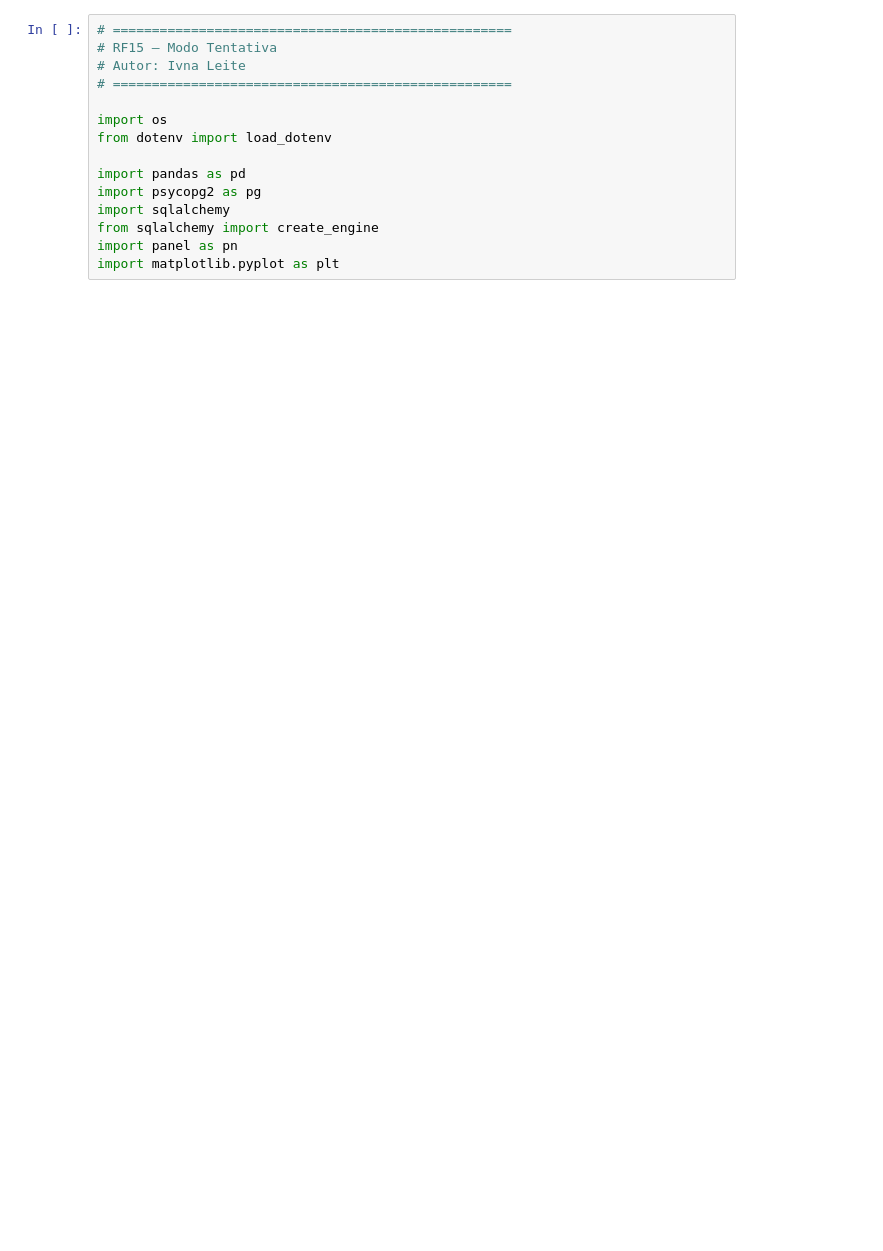
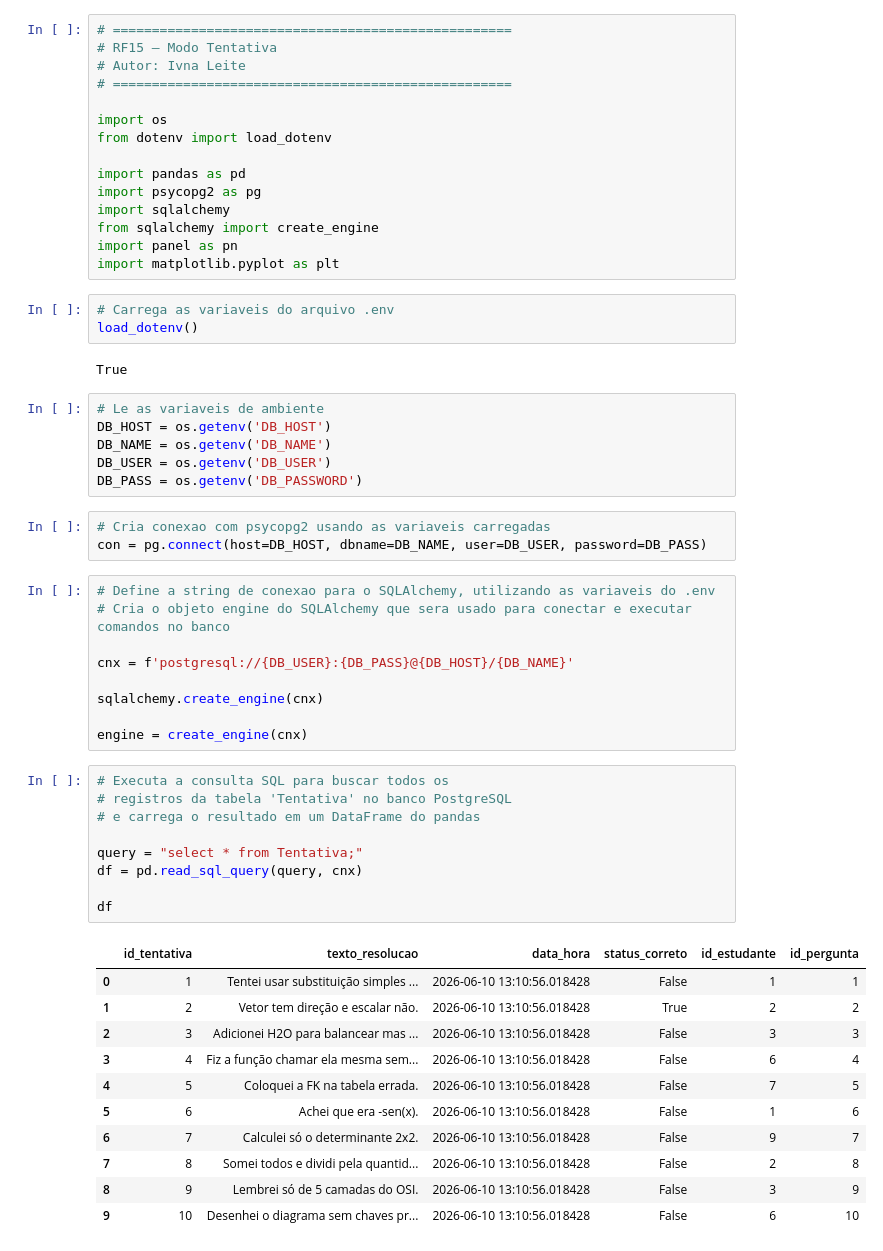
Before and after one commit to grazyelelima/trabalho-fbd, a Jupyter notebook: src/telas_membros/Ivna/CRUD3.ipynb, the cells around one changed output. Saved outputs shown, nothing was run; the diff lists cells and outputs as text; blank space fills up the shorter version.

```diff
--- a/src/telas_membros/Ivna/CRUD3.ipynb
+++ b/src/telas_membros/Ivna/CRUD3.ipynb
@@ -44,3 +43,47 @@ import sqlalchemy
 from sqlalchemy import create_engine
 import panel as pn
 import matplotlib.pyplot as plt
+# %%
+# Carrega as variaveis do arquivo .env
+load_dotenv()
+# %% [output]
+True
+# %%
+# Le as variaveis de ambiente
+DB_HOST = os.getenv('DB_HOST')
+DB_NAME = os.getenv('DB_NAME')
+DB_USER = os.getenv('DB_USER')
+DB_PASS = os.getenv('DB_PASSWORD')
+# %%
+# Cria conexao com psycopg2 usando as variaveis carregadas
+con = pg.connect(host=DB_HOST, dbname=DB_NAME, user=DB_USER, password=DB_PASS)
+# %%
+# Define a string de conexao para o SQLAlchemy, utilizando as variaveis do .env
+# Cria o objeto engine do SQLAlchemy que sera usado para conectar e executar comandos no banco
+
+cnx = f'postgresql://{DB_USER}:{DB_PASS}@{DB_HOST}/{DB_NAME}'
+
+sqlalchemy.create_engine(cnx)
+
+engine = create_engine(cnx)
+# %%
+# Executa a consulta SQL para buscar todos os
+# registros da tabela 'Tentativa' no banco PostgreSQL
+# e carrega o resultado em um DataFrame do pandas
+
+query = "select * from Tentativa;"
+df = pd.read_sql_query(query, cnx)
+
+df
+# %% [output]
+|  | id_tentativa | texto_resolucao | data_hora | status_correto | id_estudante | id_pergunta |
+| 0 | 1 | Tentei usar substituição simples ... | 2026-06-10 13:10:56.018428 | False | 1 | 1 |
+| 1 | 2 | Vetor tem direção e escalar não. | 2026-06-10 13:10:56.018428 | True | 2 | 2 |
+| 2 | 3 | Adicionei H2O para balancear mas ... | 2026-06-10 13:10:56.018428 | False | 3 | 3 |
+| 3 | 4 | Fiz a função chamar ela mesma sem... | 2026-06-10 13:10:56.018428 | False | 6 | 4 |
+| 4 | 5 | Coloquei a FK na tabela errada. | 2026-06-10 13:10:56.018428 | False | 7 | 5 |
+| 5 | 6 | Achei que era -sen(x). | 2026-06-10 13:10:56.018428 | False | 1 | 6 |
+| 6 | 7 | Calculei só o determinante 2x2. | 2026-06-10 13:10:56.018428 | False | 9 | 7 |
+| 7 | 8 | Somei todos e dividi pela quantid... | 2026-06-10 13:10:56.018428 | False | 2 | 8 |
+| 8 | 9 | Lembrei só de 5 camadas do OSI. | 2026-06-10 13:10:56.018428 | False | 3 | 9 |
+| 9 | 10 | Desenhei o diagrama sem chaves pr... | 2026-06-10 13:10:56.018428 | False | 6 | 10 |
```
Also changed, not shown: parts of 10 cells of this notebook, 1 other file.
